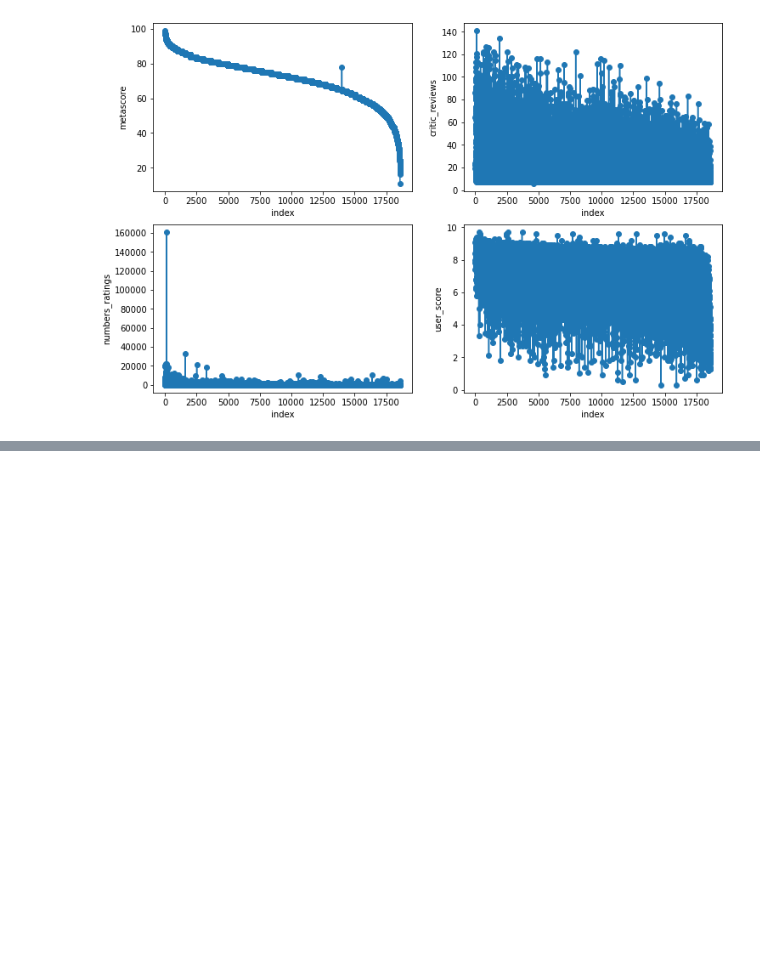
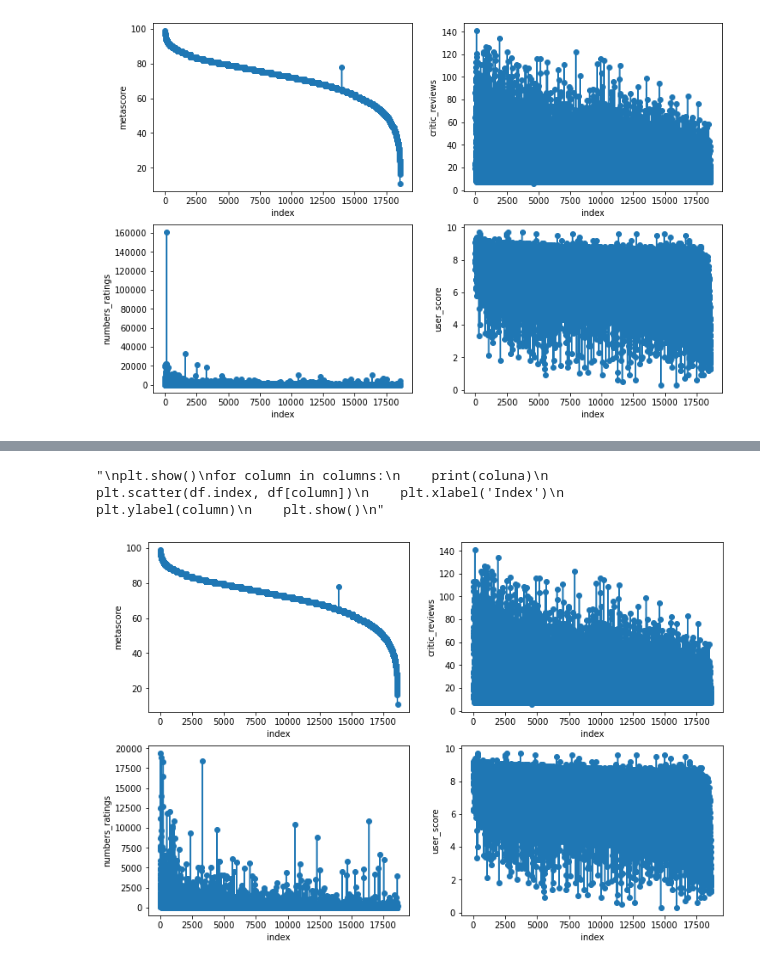
Before and after one commit to joaomoura05/Games-Classification, a Jupyter notebook: TreatingGamesDataMetacritic.ipynb, the cells around one changed output, grey strips where cells are left out. Saved outputs shown, nothing was run; the diff lists cells and outputs as text; code cells hidden in the pictures; blank space fills up the shorter version.

```diff
--- a/TreatingGamesDataMetacritic.ipynb
+++ b/TreatingGamesDataMetacritic.ipynb
@@ -296,3 +296,8 @@ df.loc[df['numbers_ratings'] > 20000]
 | 129 | THE LAST OF US PART II | 06/19/2020 | PlayStation 4 | 93 | 121 | 5.8 | 160678 | Naughty Dog | ... |
 | 1613 | CYBERPUNK 2077 | 12/10/2020 | PC | 86 | 92 | 7.0 | 33111 | CD Projekt Red Studio | ... |
 | 2514 | GHOST OF TSUSHIMA | 07/17/2020 | PlayStation 4 | 83 | 122 | 9.1 | 21018 | Sucker Punch | ... |
+# %%
+# Outliers rows deleted
+
+mask = df['numbers_ratings'] > 20000
+df = df.drop(index=df[mask].index)
@@ -299,3 +320,40 @@ df.loc[df['numbers_ratings'] > 20000]
+# %%
+# Creating a figure with 2 rows and 2 columns
+fig, ax = plt.subplots(2, 2, figsize=(12, 8))
+
+# First figure
+ax[0][0].plot(df['metascore'], marker='o')
+ax[0][0].set_ylabel('metascore')
+ax[0][0].set_xlabel('index')
+
+# Second figure
+ax[0][1].plot(df['critic_reviews'], marker='o')
+ax[0][1].set_ylabel('critic_reviews')
+ax[0][1].set_xlabel('index')
+
+# Third figure
+ax[1][0].plot(df['numbers_ratings'],  marker='o')
+ax[1][0].set_ylabel('numbers_ratings')
+ax[1][0].set_xlabel('index')
+
+# Fourth figure
+ax[1][1].plot(df['user_score'], marker='o')
+ax[1][1].set_ylabel('user_score')
+ax[1][1].set_xlabel('index')
+
+# Other way
+'''
+plt.show()
+for column in columns:
+    print(coluna)
+    plt.scatter(df.index, df[column])
+    plt.xlabel('Index')
+    plt.ylabel(column)
+    plt.show()
+'''
+# %% [output]
+"\nplt.show()\nfor column in columns:\n    print(coluna)\n    plt.scatter(df.index, df[column])\n    plt.xlabel('Index')\n    plt.ylabel(column)\n    plt.show()\n"
+[figure, added]
 # %%
 # Creating .xlsx file with games data
 
```
Also changed, not shown: parts of 1 cell of this notebook, 2 other files.
